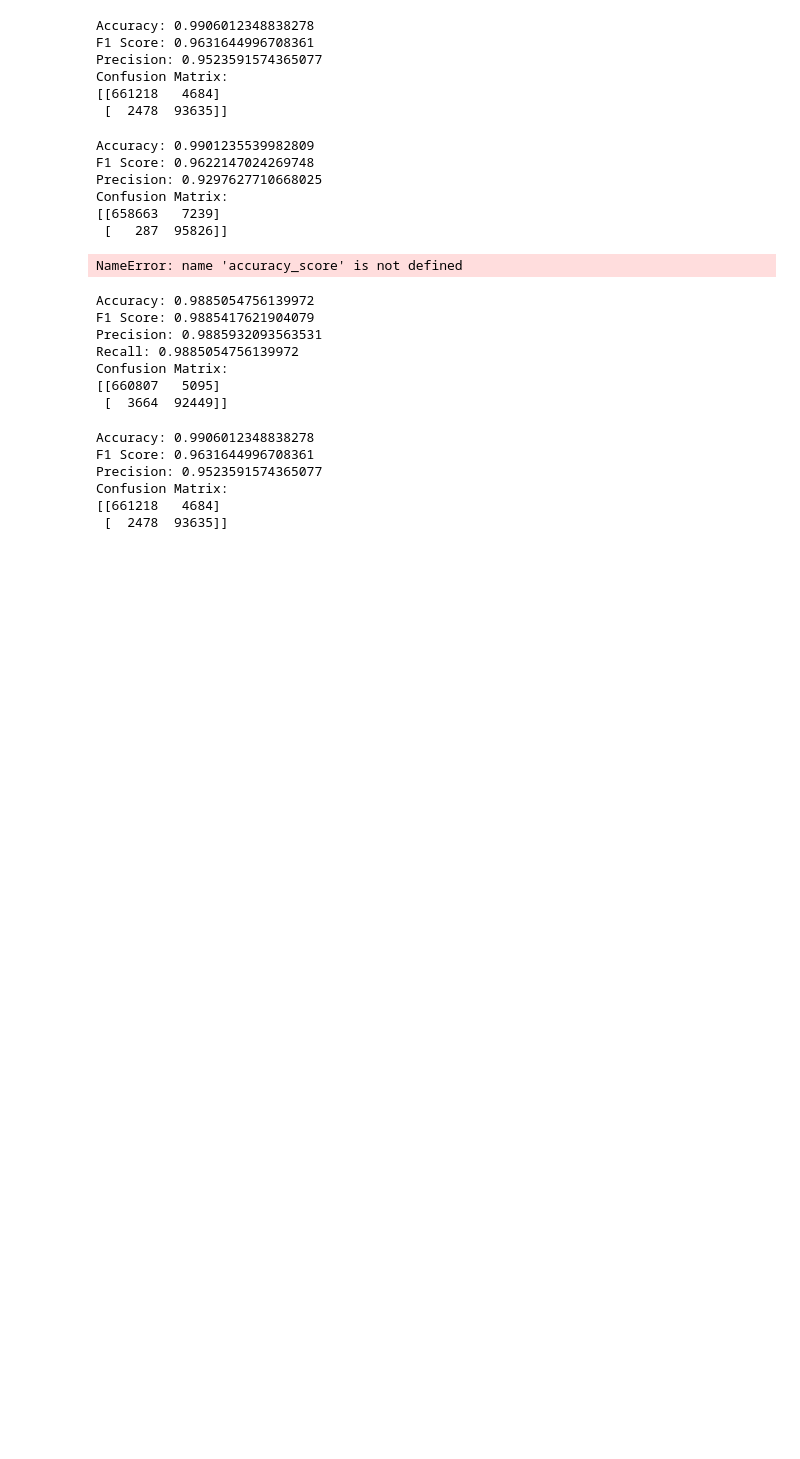
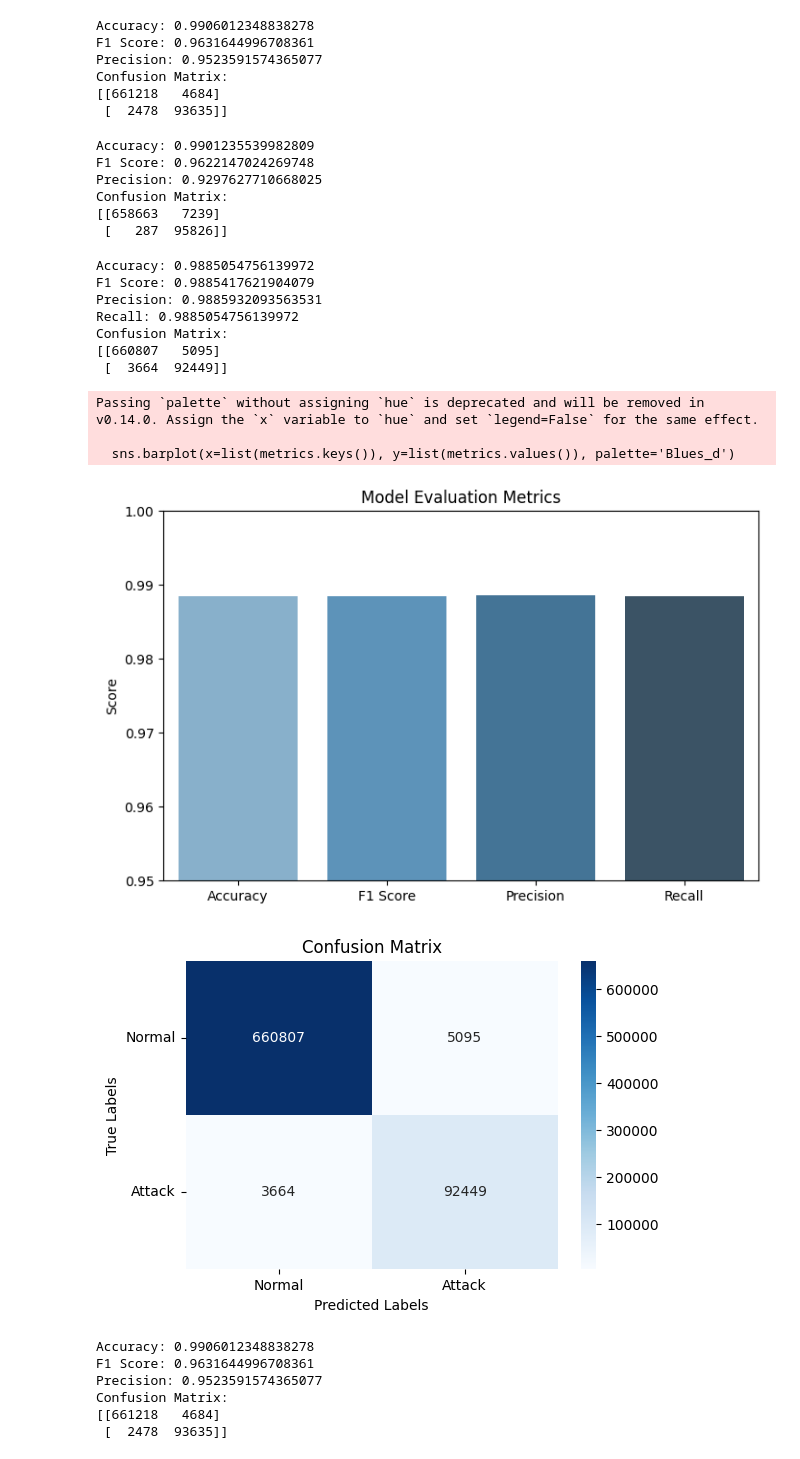
Before and after one commit to Nitesh-Kumar-074/NetwrokIntrusionDetectionSystem, a Jupyter notebook: NIDS4.ipynb, the cells around one changed output. Drawn from its saved outputs; the diff is of its cells as text; code cells hidden in the pictures; blank space fills up the shorter version.

```diff
--- a/NIDS4.ipynb
+++ b/NIDS4.ipynb
@@ -191,32 +188,3 @@ from sklearn.metrics import recall_score
-# %%
-svm_model = SVC(kernel='linear', random_state=42)  # You can choose other kernels like 'rbf', 'poly', etc.
-svm_model.fit(x_train, y_train)
-
-# Save the svm_model using pickle
-with open(file_path + '/svm_model.pkl', 'wb') as model_file:
-    pickle.dump(svm_model, model_file)
-
-# Make predictions
-y_pred = svm_model.predict(x_test)
-
-# Evaluate the svm_model
-accuracy = accuracy_score(y_test, y_pred)
-f1 = f1_score(y_test, y_pred)
-precision = precision_score(y_test, y_pred)
-recall = recall_score(y_test, y_pred)
-
-# Print the evaluation metrics
-print(f'Accuracy: {accuracy}')
-print(f'F1 Score: {f1}')
-print(f'Precision: {precision}')
-print("Recall:", recall)
-
-# Optional: Print confusion matrix
-conf_matrix = confusion_matrix(y_test, y_pred)
-print('Confusion Matrix:')
-print(conf_matrix)
-# %% [output]
-NameError: name 'accuracy_score' is not defined
 # %%
 import pickle
 from sklearn.neighbors import KNeighborsClassifier
@@ -259,6 +227,43 @@ Recall: 0.9885054756139972
 Confusion Matrix:
 [[660807   5095]
  [  3664  92449]]
+# %%
+import matplotlib.pyplot as plt
+import seaborn as sns
+
+# Metrics to plot
+metrics = {
+    'Accuracy': 0.9885,
+    'F1 Score': 0.9885,
+    'Precision': 0.9886,
+    'Recall': 0.9885
+}
+
+# Bar plot for metrics
+plt.figure(figsize=(8, 5))
+sns.barplot(x=list(metrics.keys()), y=list(metrics.values()), palette='Blues_d')
+plt.ylim(0.95, 1.0)
+plt.title('Model Evaluation Metrics')
+plt.ylabel('Score')
+plt.show()
+
+# Confusion Matrix heatmap
+conf_matrix = [[660807, 5095], [3664, 92449]]
+
+plt.figure(figsize=(6, 4))
+sns.heatmap(conf_matrix, annot=True, fmt='g', cmap='Blues')
+plt.title('Confusion Matrix')
+plt.xlabel('Predicted Labels')
+plt.ylabel('True Labels')
+plt.xticks([0.5, 1.5], ['Normal', 'Attack'])
+plt.yticks([0.5, 1.5], ['Normal', 'Attack'], rotation=0)
+plt.show()
+# %% [output]
+Passing `palette` without assigning `hue` is deprecated and will be removed in v0.14.0. Assign the `x` variable to `hue` and set `legend=False` for the same effect.
+
+  sns.barplot(x=list(metrics.keys()), y=list(metrics.values()), palette='Blues_d')
+[figure, added]
+[figure, added]
 # %%
 import numpy as np
 import matplotlib.pyplot as plt
```
Also changed, not shown: parts of 2 cells of this notebook.
